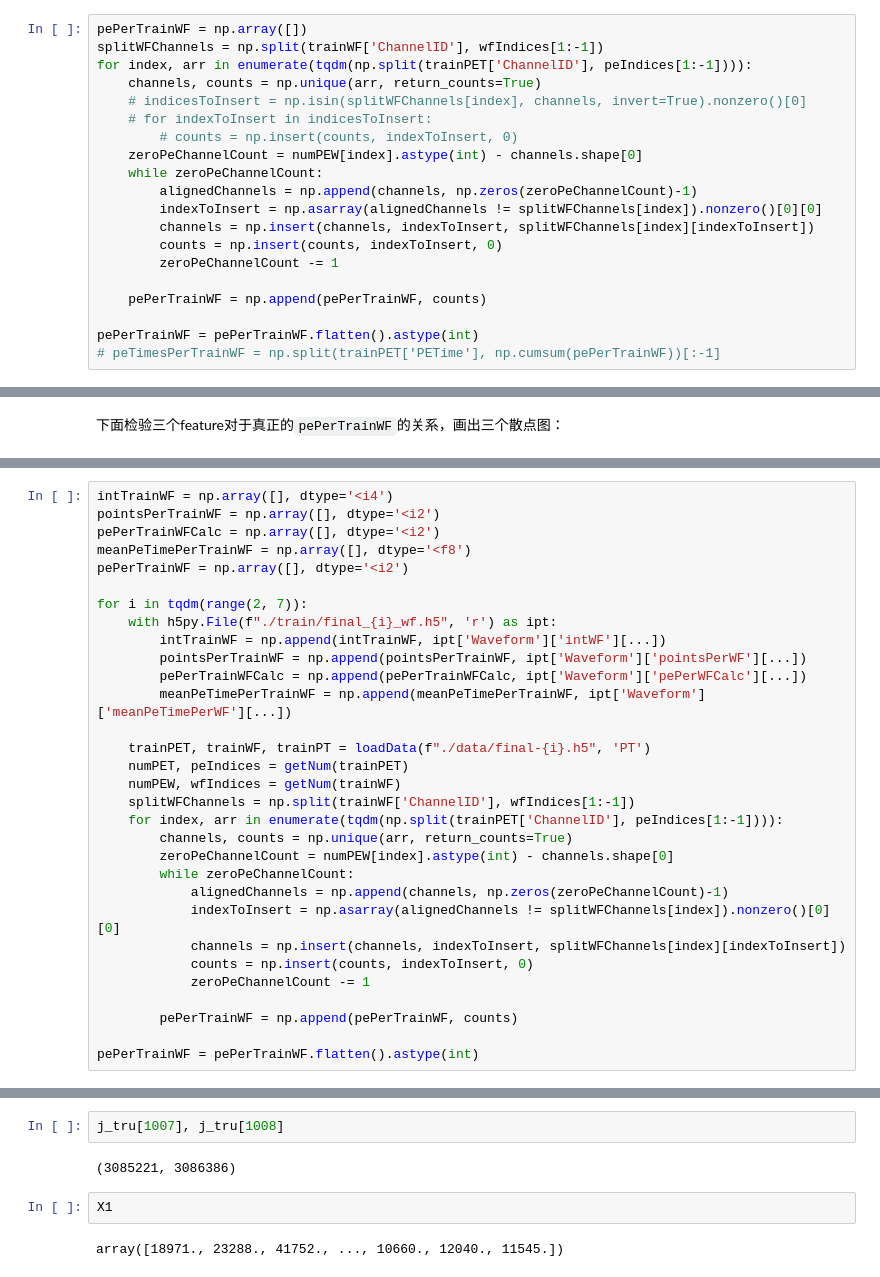
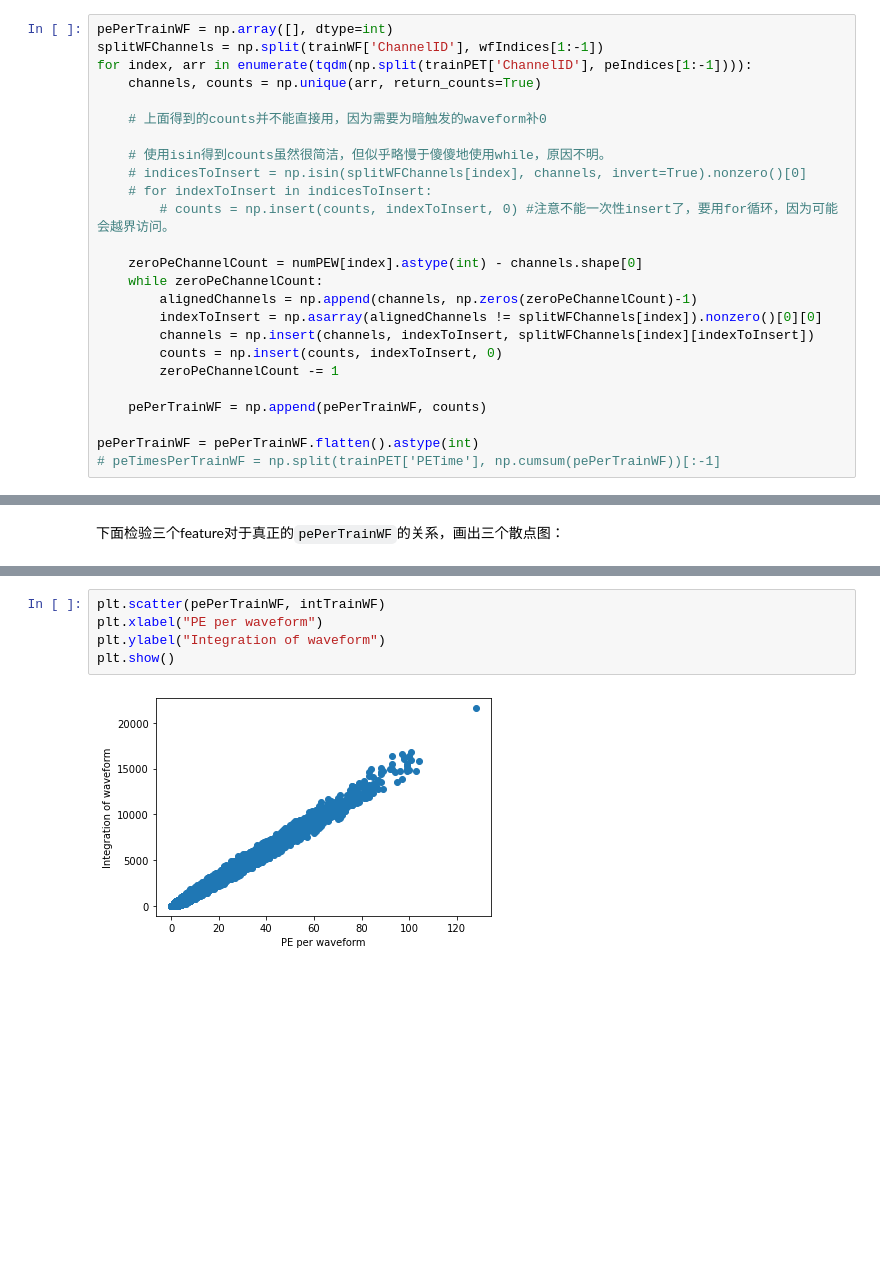
Before and after one commit to haimengzhao/juno-reconstruction, a Jupyter notebook: model.ipynb, the cells around one changed output, grey strips where cells are left out. Drawn from its saved outputs; the diff is of its cells as text; blank space fills up the shorter version.

```diff
--- a/model.ipynb
+++ b/model.ipynb
@@ -53,11 +48,16 @@ numPEW, wfIndices = getNum(trainWF)
 # %%
-pePerTrainWF = np.array([])
+pePerTrainWF = np.array([], dtype=int)
 splitWFChannels = np.split(trainWF['ChannelID'], wfIndices[1:-1])
 for index, arr in enumerate(tqdm(np.split(trainPET['ChannelID'], peIndices[1:-1]))):
     channels, counts = np.unique(arr, return_counts=True)
+
+    # 上面得到的counts并不能直接用，因为需要为暗触发的waveform补0
+
+    # 使用isin得到counts虽然很简洁，但似乎略慢于傻傻地使用while，原因不明。
     # indicesToInsert = np.isin(splitWFChannels[index], channels, invert=True).nonzero()[0]
     # for indexToInsert in indicesToInsert:
-        # counts = np.insert(counts, indexToInsert, 0)
+        # counts = np.insert(counts, indexToInsert, 0) #注意不能一次性insert了，要用for循环，因为可能会越界访问。
+
     zeroPeChannelCount = numPEW[index].astype(int) - channels.shape[0]
     while zeroPeChannelCount:
         alignedChannels = np.append(channels, np.zeros(zeroPeChannelCount)-1)
@@ -155,31 +136,0 @@ __如果已经跑了waveform.py__: 运行以下代码，将下面需要用到的
-# %%
-intTrainWF = np.array([], dtype='<i4')
-pointsPerTrainWF = np.array([], dtype='<i2')
-pePerTrainWFCalc = np.array([], dtype='<i2')
-meanPeTimePerTrainWF = np.array([], dtype='<f8')
-pePerTrainWF = np.array([], dtype='<i2')
-
-for i in tqdm(range(2, 7)):
-    with h5py.File(f"./train/final_{i}_wf.h5", 'r') as ipt:
-        intTrainWF = np.append(intTrainWF, ipt['Waveform']['intWF'][...])
-        pointsPerTrainWF = np.append(pointsPerTrainWF, ipt['Waveform']['pointsPerWF'][...])
-        pePerTrainWFCalc = np.append(pePerTrainWFCalc, ipt['Waveform']['pePerWFCalc'][...])
-        meanPeTimePerTrainWF = np.append(meanPeTimePerTrainWF, ipt['Waveform']['meanPeTimePerWF'][...])
-
-    trainPET, trainWF, trainPT = loadData(f"./data/final-{i}.h5", 'PT')
-    numPET, peIndices = getNum(trainPET)
-    numPEW, wfIndices = getNum(trainWF)
-    splitWFChannels = np.split(trainWF['ChannelID'], wfIndices[1:-1])
-    for index, arr in enumerate(tqdm(np.split(trainPET['ChannelID'], peIndices[1:-1]))):
-        channels, counts = np.unique(arr, return_counts=True)
-        zeroPeChannelCount = numPEW[index].astype(int) - channels.shape[0]
-        while zeroPeChannelCount:
-            alignedChannels = np.append(channels, np.zeros(zeroPeChannelCount)-1)
-            indexToInsert = np.asarray(alignedChannels != splitWFChannels[index]).nonzero()[0][0]
-            channels = np.insert(channels, indexToInsert, splitWFChannels[index][indexToInsert])
-            counts = np.insert(counts, indexToInsert, 0)
-            zeroPeChannelCount -= 1
-
-        pePerTrainWF = np.append(pePerTrainWF, counts)
-
-pePerTrainWF = pePerTrainWF.flatten().astype(int)
@@ -793,8 +137,7 @@ plt.plot(invTrainWF[2414])
-# %%
-j_tru[1007], j_tru[1008]
-# %% [output]
-(3085221, 3086386)
-# %%
-X1
-# %% [output]
-array([18971., 23288., 41752., ..., 10660., 12040., 11545.])
+# %%
+plt.scatter(pePerTrainWF, intTrainWF)
+plt.xlabel("PE per waveform")
+plt.ylabel("Integration of waveform")
+plt.show()
+# %% [output]
+[figure, added]
```
Also changed, not shown: parts of 74 cells of this notebook, 11 other files.
